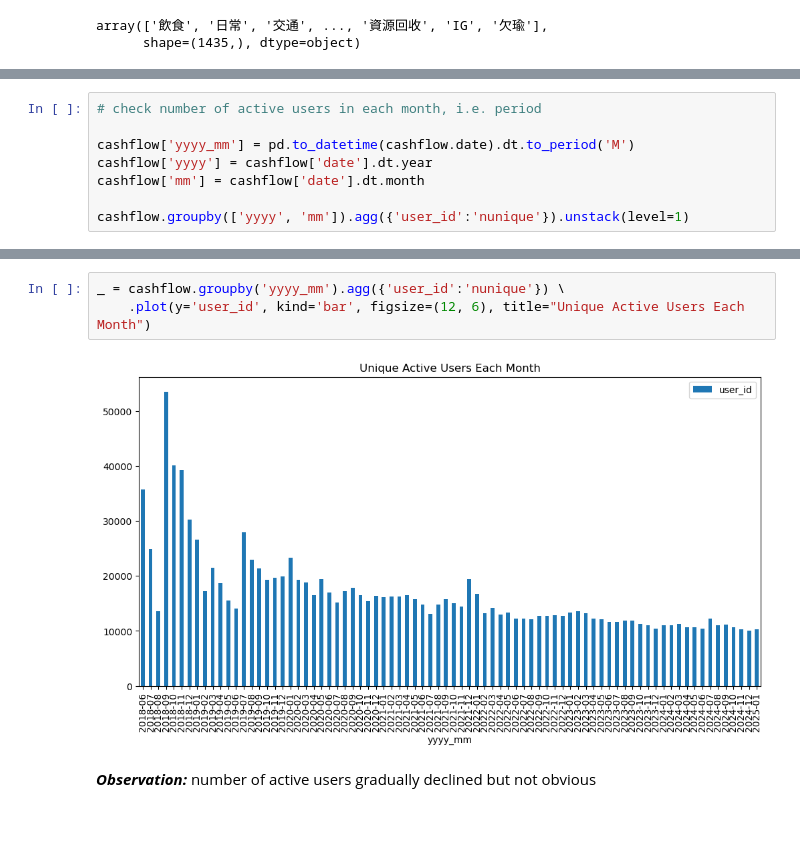
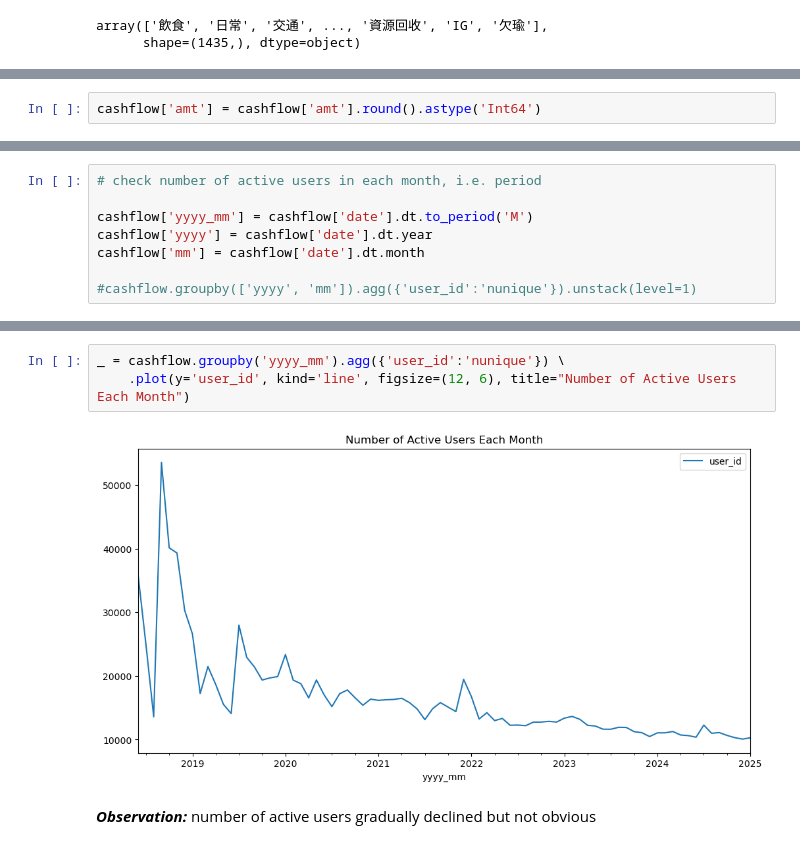
Before and after one commit to lawrence009/zoo, a Jupyter notebook: zoo_eda.ipynb, the cells around one changed output, grey strips where cells are left out. Drawn from its saved outputs; the diff is of its cells as text; blank space fills up the shorter version.

Commit message:
WIP number of unique group participants

```diff
--- a/zoo_eda.ipynb
+++ b/zoo_eda.ipynb
@@ -219,0 +225,2 @@ cashflow.describe()
+# %%
+cashflow['amt'] = cashflow['amt'].round().astype('Int64')
@@ -238,8 +261,8 @@ dtype: int64
 # %%
 # check number of active users in each month, i.e. period
 
-cashflow['yyyy_mm'] = pd.to_datetime(cashflow.date).dt.to_period('M')
+cashflow['yyyy_mm'] = cashflow['date'].dt.to_period('M')
 cashflow['yyyy'] = cashflow['date'].dt.year
 cashflow['mm'] = cashflow['date'].dt.month
 
-cashflow.groupby(['yyyy', 'mm']).agg({'user_id':'nunique'}).unstack(level=1)
+#cashflow.groupby(['yyyy', 'mm']).agg({'user_id':'nunique'}).unstack(level=1)
@@ -258,7 +269,7 @@ cashflow.groupby(['yyyy', 'mm']).agg({'user_id':'nunique'}).unstack(level=1)
 # %%
 _ = cashflow.groupby('yyyy_mm').agg({'user_id':'nunique'}) \
-    .plot(y='user_id', kind='bar', figsize=(12, 6), title="Unique Active Users Each Month")
+    .plot(y='user_id', kind='line', figsize=(12, 6), title="Number of Active Users Each Month")
 # %% [output]
-[figure, old version]
+[figure, new version]
 # %% [markdown]
 __*Observation:*__ number of active users gradually declined but not obvious
```
Also changed, not shown: parts of 51 cells of this notebook, 1 other file.
